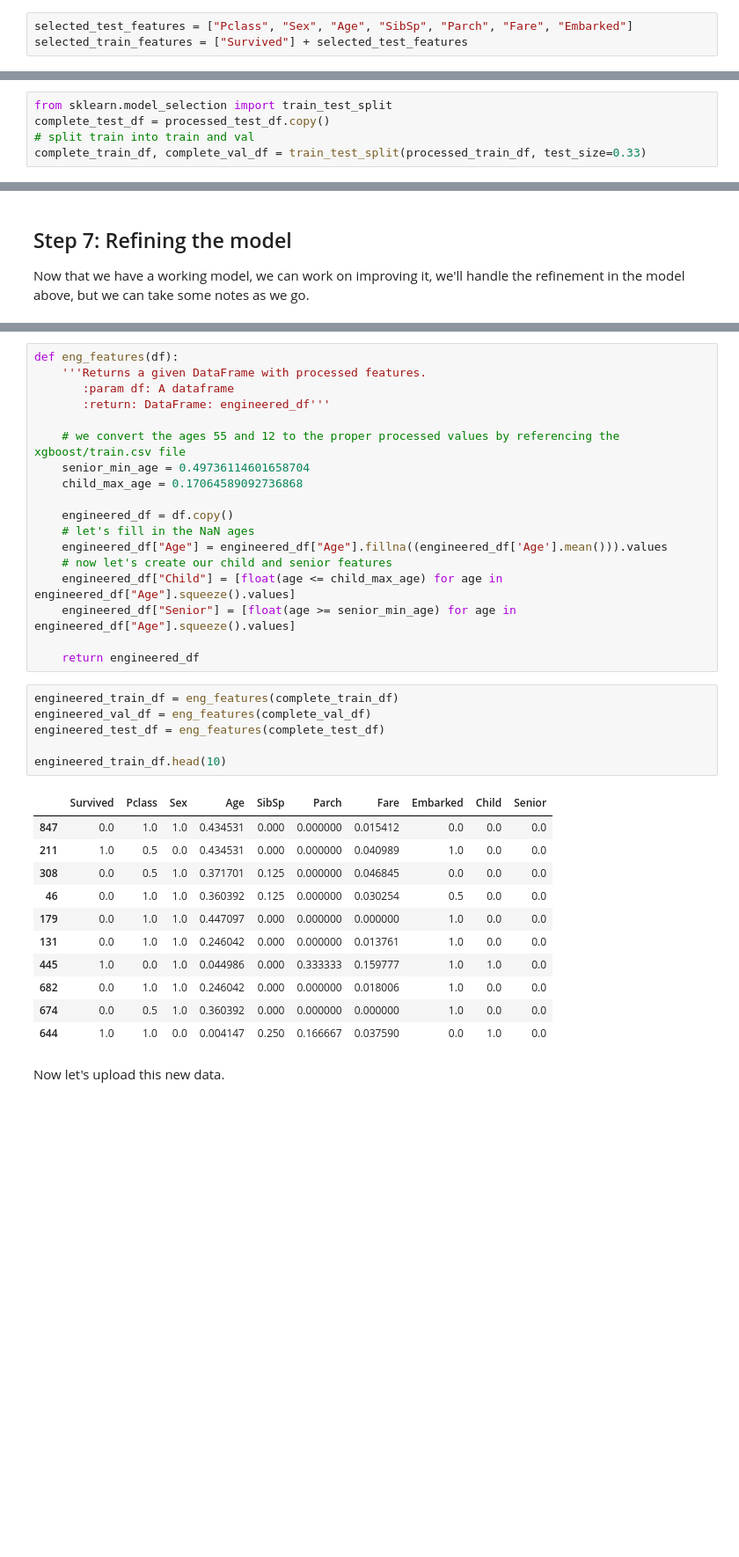
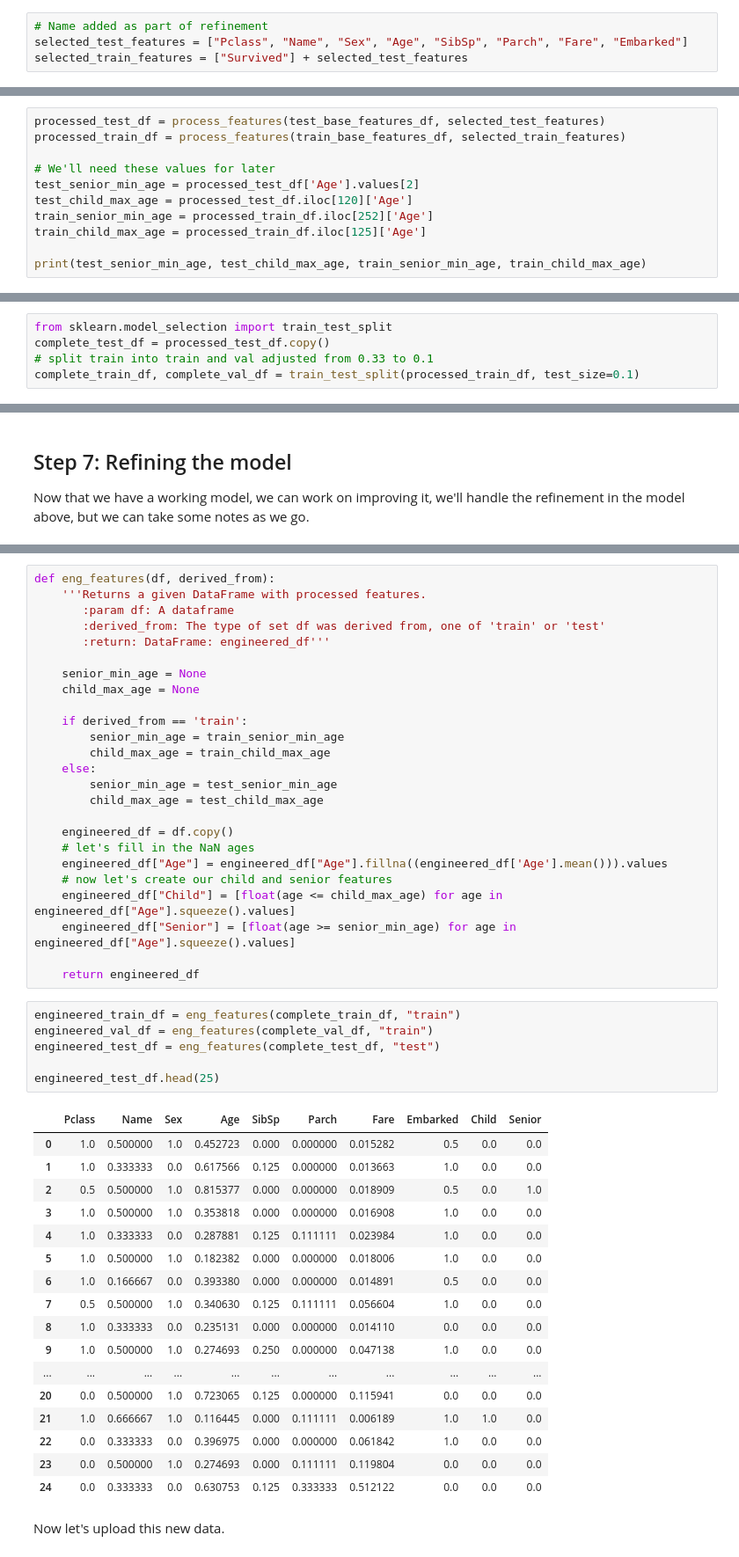
Before and after one commit to typekev/kaggle-titanic, a Jupyter notebook: Kaggle Titanic.ipynb, the cells around one changed output, grey strips where cells are left out. Shown: that part at 88% size. Drawn from its saved outputs; the diff is of its cells as text; blank space fills up the shorter version.

```diff
--- a/Kaggle Titanic.ipynb
+++ b/Kaggle Titanic.ipynb
@@ -252,7 +252,8 @@ def get_df_with_base_features(df, selected_features):
     features_df = df[selected_features]
     return features_df
 # %%
-selected_test_features = ["Pclass", "Sex", "Age", "SibSp", "Parch", "Fare", "Embarked"]
+# Name added as part of refinement
+selected_test_features = ["Pclass", "Name", "Sex", "Age", "SibSp", "Parch", "Fare", "Embarked"]
 selected_train_features = ["Survived"] + selected_test_features
 # %%
 test_base_features_df = get_df_with_base_features(test, selected_test_features)
@@ -319,0 +339,11 @@ processed_train_df = process_features(train_base_features_df, selected_train_fea
+# %%
+processed_test_df = process_features(test_base_features_df, selected_test_features)
+processed_train_df = process_features(train_base_features_df, selected_train_features)
+
+# We'll need these values for later
+test_senior_min_age = processed_test_df['Age'].values[2]
+test_child_max_age = processed_test_df.iloc[120]['Age']
+train_senior_min_age = processed_train_df.iloc[252]['Age']
+train_child_max_age = processed_train_df.iloc[125]['Age']
+
+print(test_senior_min_age, test_child_max_age, train_senior_min_age, train_child_max_age)
@@ -350,8 +382,8 @@ if not os.path.exists(model_data_dir):
 # %%
 from sklearn.model_selection import train_test_split
 complete_test_df = processed_test_df.copy()
-# split train into train and val
-complete_train_df, complete_val_df = train_test_split(processed_train_df, test_size=0.33)
+# split train into train and val adjusted from 0.33 to 0.1
+complete_train_df, complete_val_df = train_test_split(processed_train_df, test_size=0.1)
 # %%
 complete_test_df.head()
 # %% [output]
@@ -564,12 +601,19 @@ We will classify a child as a passenger who is 12 years old or younger, likewise
 # %%
-def eng_features(df):
+def eng_features(df, derived_from):
     '''Returns a given DataFrame with processed features.
        :param df: A dataframe
+       :derived_from: The type of set df was derived from, one of 'train' or 'test'
        :return: DataFrame: engineered_df'''
 
-    # we convert the ages 55 and 12 to the proper processed values by referencing the xgboost/train.csv file
-    senior_min_age = 0.49736114601658704
-    child_max_age = 0.17064589092736868
+    senior_min_age = None
+    child_max_age = None
+
+    if derived_from == 'train':
+        senior_min_age = train_senior_min_age
+        child_max_age = train_child_max_age
+    else:
+        senior_min_age = test_senior_min_age
+        child_max_age = test_child_max_age
 
     engineered_df = df.copy()
     # let's fill in the NaN ages
@@ -580,23 +624,29 @@ def eng_features(df):
 
     return engineered_df
 # %%
-engineered_train_df = eng_features(complete_train_df)
-engineered_val_df = eng_features(complete_val_df)
-engineered_test_df = eng_features(complete_test_df)
+engineered_train_df = eng_features(complete_train_df, "train")
+engineered_val_df = eng_features(complete_val_df, "train")
+engineered_test_df = eng_features(complete_test_df, "test")
 
-engineered_train_df.head(10)
+engineered_test_df.head(25)
 # %% [output]
-|  | Survived | Pclass | Sex | Age | SibSp | Parch | Fare | Embarked | Child | Senior |
-| 847 | 0.0 | 1.0 | 1.0 | 0.434531 | 0.000 | 0.000000 | 0.015412 | 0.0 | 0.0 | 0.0 |
-| 211 | 1.0 | 0.5 | 0.0 | 0.434531 | 0.000 | 0.000000 | 0.040989 | 1.0 | 0.0 | 0.0 |
-| 308 | 0.0 | 0.5 | 1.0 | 0.371701 | 0.125 | 0.000000 | 0.046845 | 0.0 | 0.0 | 0.0 |
-| 46 | 0.0 | 1.0 | 1.0 | 0.360392 | 0.125 | 0.000000 | 0.030254 | 0.5 | 0.0 | 0.0 |
-| 179 | 0.0 | 1.0 | 1.0 | 0.447097 | 0.000 | 0.000000 | 0.000000 | 1.0 | 0.0 | 0.0 |
-| 131 | 0.0 | 1.0 | 1.0 | 0.246042 | 0.000 | 0.000000 | 0.013761 | 1.0 | 0.0 | 0.0 |
-| 445 | 1.0 | 0.0 | 1.0 | 0.044986 | 0.000 | 0.333333 | 0.159777 | 1.0 | 1.0 | 0.0 |
-| 682 | 0.0 | 1.0 | 1.0 | 0.246042 | 0.000 | 0.000000 | 0.018006 | 1.0 | 0.0 | 0.0 |
-| 674 | 0.0 | 0.5 | 1.0 | 0.360392 | 0.000 | 0.000000 | 0.000000 | 1.0 | 0.0 | 0.0 |
-| 644 | 1.0 | 1.0 | 0.0 | 0.004147 | 0.250 | 0.166667 | 0.037590 | 0.0 | 1.0 | 0.0 |
+|  | Pclass | Name | Sex | Age | SibSp | Parch | Fare | Embarked | Child | Senior |
+| 0 | 1.0 | 0.500000 | 1.0 | 0.452723 | 0.000 | 0.000000 | 0.015282 | 0.5 | 0.0 | 0.0 |
+| 1 | 1.0 | 0.333333 | 0.0 | 0.617566 | 0.125 | 0.000000 | 0.013663 | 1.0 | 0.0 | 0.0 |
+| 2 | 0.5 | 0.500000 | 1.0 | 0.815377 | 0.000 | 0.000000 | 0.018909 | 0.5 | 0.0 | 1.0 |
+| 3 | 1.0 | 0.500000 | 1.0 | 0.353818 | 0.000 | 0.000000 | 0.016908 | 1.0 | 0.0 | 0.0 |
+| 4 | 1.0 | 0.333333 | 0.0 | 0.287881 | 0.125 | 0.111111 | 0.023984 | 1.0 | 0.0 | 0.0 |
+| 5 | 1.0 | 0.500000 | 1.0 | 0.182382 | 0.000 | 0.000000 | 0.018006 | 1.0 | 0.0 | 0.0 |
+| 6 | 1.0 | 0.166667 | 0.0 | 0.393380 | 0.000 | 0.000000 | 0.014891 | 0.5 | 0.0 | 0.0 |
+| 7 | 0.5 | 0.500000 | 1.0 | 0.340630 | 0.125 | 0.111111 | 0.056604 | 1.0 | 0.0 | 0.0 |
+| 8 | 1.0 | 0.333333 | 0.0 | 0.235131 | 0.000 | 0.000000 | 0.014110 | 0.0 | 0.0 | 0.0 |
+| 9 | 1.0 | 0.500000 | 1.0 | 0.274693 | 0.250 | 0.000000 | 0.047138 | 1.0 | 0.0 | 0.0 |
+| ... | ... | ... | ... | ... | ... | ... | ... | ... | ... | ... |
+| 20 | 0.0 | 0.500000 | 1.0 | 0.723065 | 0.125 | 0.000000 | 0.115941 | 0.0 | 0.0 | 0.0 |
+| 21 | 1.0 | 0.666667 | 1.0 | 0.116445 | 0.000 | 0.111111 | 0.006189 | 1.0 | 1.0 | 0.0 |
+| 22 | 0.0 | 0.333333 | 0.0 | 0.396975 | 0.000 | 0.000000 | 0.061842 | 1.0 | 0.0 | 0.0 |
+| 23 | 0.0 | 0.500000 | 1.0 | 0.274693 | 0.000 | 0.111111 | 0.119804 | 0.0 | 0.0 | 0.0 |
+| 24 | 0.0 | 0.333333 | 0.0 | 0.630753 | 0.125 | 0.333333 | 0.512122 | 0.0 | 0.0 | 0.0 |
 # %% [markdown]
 Now let's upload this new data.
 # %%
```
Also changed, not shown: parts of 23 cells of this notebook, 11 other files.
